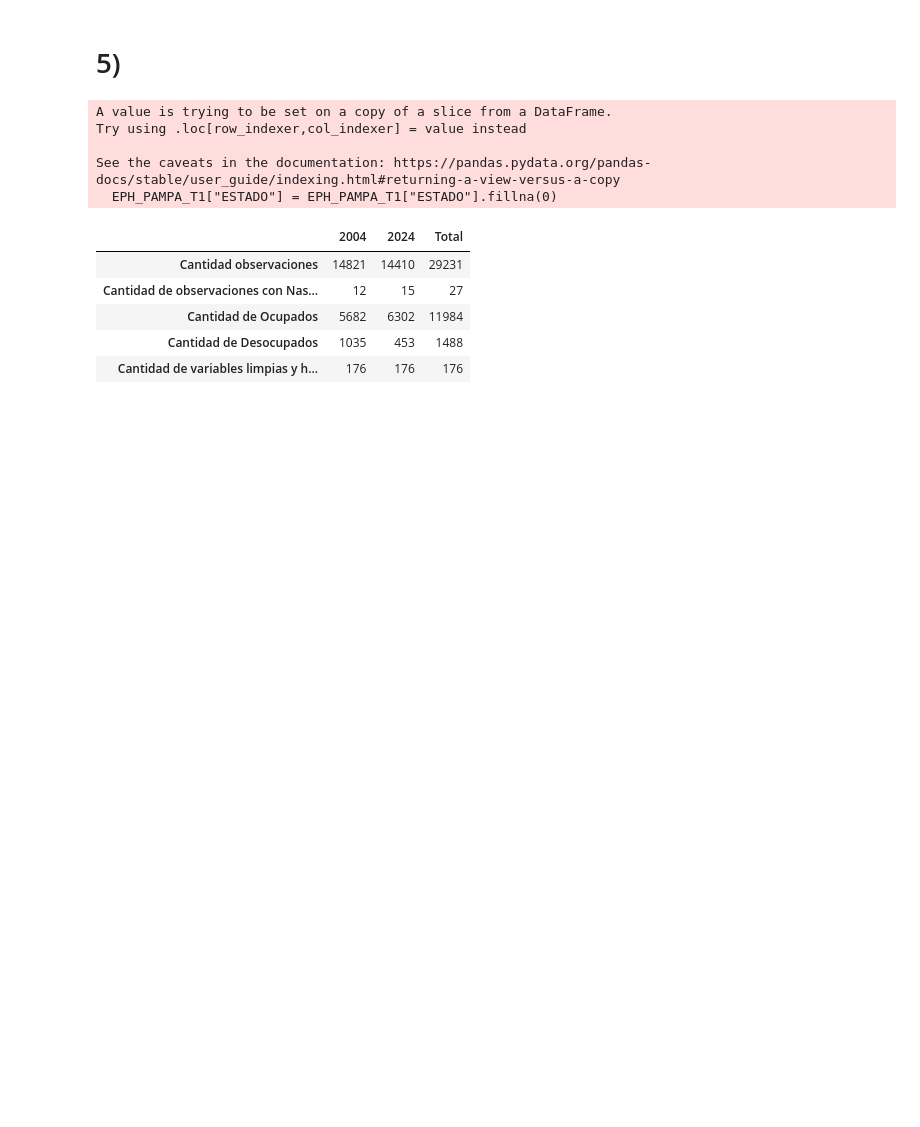
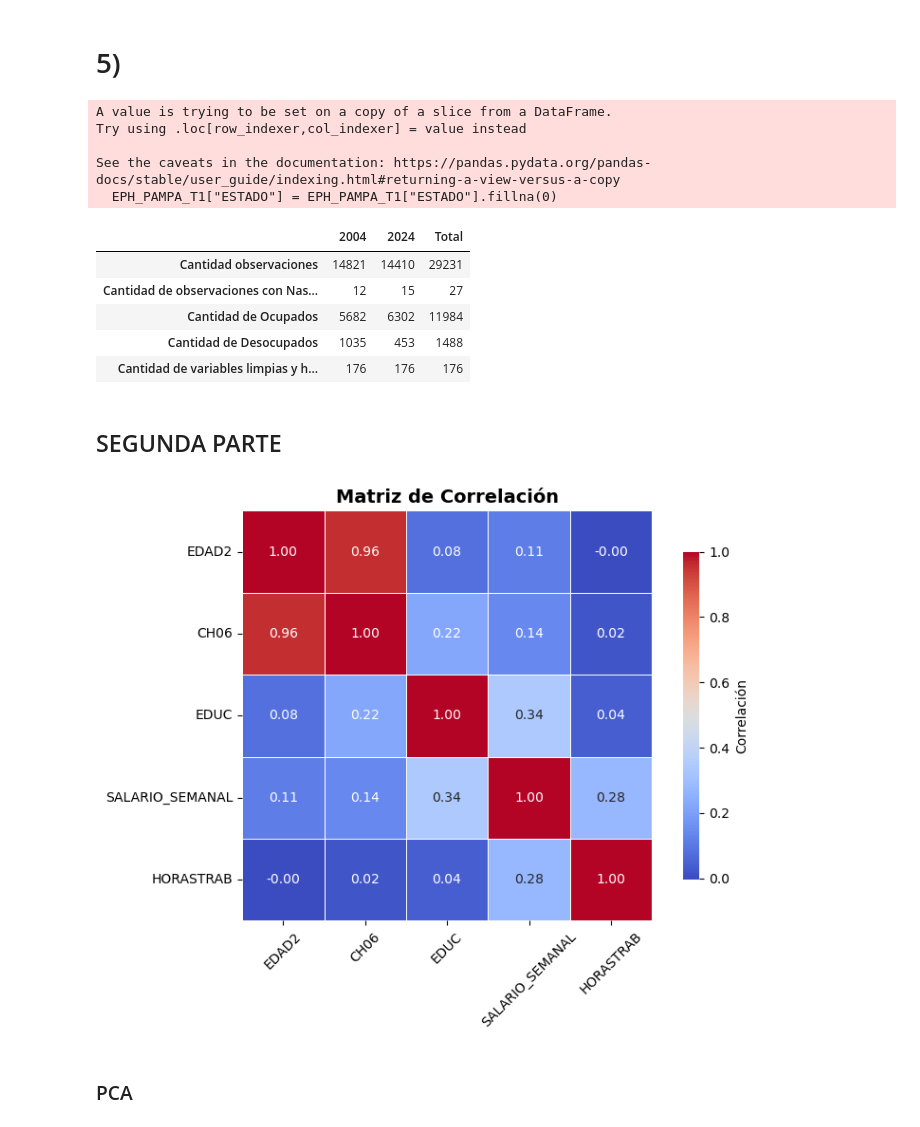
Before and after one commit to PabloPopov/BigDataUBA-Grupo5, a Jupyter notebook: TPs/TP 3/Big_Data_TP3_Grupo5.ipynb, the cells around one changed output. Cells and saved outputs as stored; diff of their text form; code cells hidden in the pictures; blank space fills up the shorter version.

Commit message:
PCA (parte 2) hecha

```diff
--- a/TPs/TP 3/Big_Data_TP3_Grupo5.ipynb
+++ b/TPs/TP 3/Big_Data_TP3_Grupo5.ipynb
@@ -857,15 +864,9 @@ plt.show()
 #REEMPLAZO LOS NAN DE PP3F_TOT POR 0s
 EPH_T1["PP3F_TOT"] = EPH_T1["PP3F_TOT"].replace(np.nan, 0)
 
-#CREO LA VARIABLE DE HORAS TRABAJADAS
-def HORAS_MAX(row):
-    HORAS = row["PP3E_TOT"] + row["PP3F_TOT"]
-    if HORAS < 168:
-        return HORAS
-    else:
-        return np.nan
+horas = EPH_T1["PP3E_TOT"].astype(float) + EPH_T1["PP3F_TOT"].astype(float)
+EPH_T1["HORASTRAB"] = horas.where(horas < 168)
 
-EPH_T1["HORASTRAB"] = EPH_T1.apply(HORAS_MAX, axis=1)
 
 #CREO LA TABLA
 TABLA2 = pd.DataFrame({
@@ -959,3 +960,45 @@ TABLA_RESUMEN
 | Cantidad de Ocupados | 5682 | 6302 | 11984 |
 | Cantidad de Desocupados | 1035 | 453 | 1488 |
 | Cantidad de variables limpias y h... | 176 | 176 | 176 |
+# %% [markdown]
+## SEGUNDA PARTE
+# %%
+import seaborn as sns
+import matplotlib.pyplot as plt
+
+# Variables seleccionadas
+MATRIZ_II = ["EDAD2", "CH06", "EDUC", "SALARIO_SEMANAL", "HORASTRAB"]
+DF_II = EPH_PAMPA_T1[MATRIZ_II]
+
+# Crear figura
+plt.figure(figsize=(8, 6))
+
+# Calcular matriz de correlación
+matriz_corr = DF_II.corr()
+
+# Mapa de calor con mejoras
+sns.heatmap(
+    matriz_corr,
+    annot=True,           # Mostrar los valores dentro de las celdas
+    fmt=".2f",            # Formato con dos decimales
+    cmap="coolwarm",      # Paleta de colores más profesional
+    square=True,          # Hacer celdas cuadradas
+    linewidths=0.5,       # Separación entre celdas
+    linecolor='white',    # Color de las líneas separadoras
+    cbar_kws={"shrink": 0.8, "label": "Correlación"}
+)
+
+# Títulos y etiquetas
+plt.title("Matriz de Correlación", fontsize=14, fontweight='bold')
+plt.xticks(rotation=45)
+plt.yticks(rotation=0)
+plt.tight_layout()
+
+plt.savefig('Matriz parte 2.jpg', bbox_inches='tight', dpi=300)
+
+plt.show()
+# Guardamos el gráfico
+# %% [output]
+[figure, added]
+# %% [markdown]
+### PCA
```
Also changed, not shown: parts of 10 cells of this notebook.
